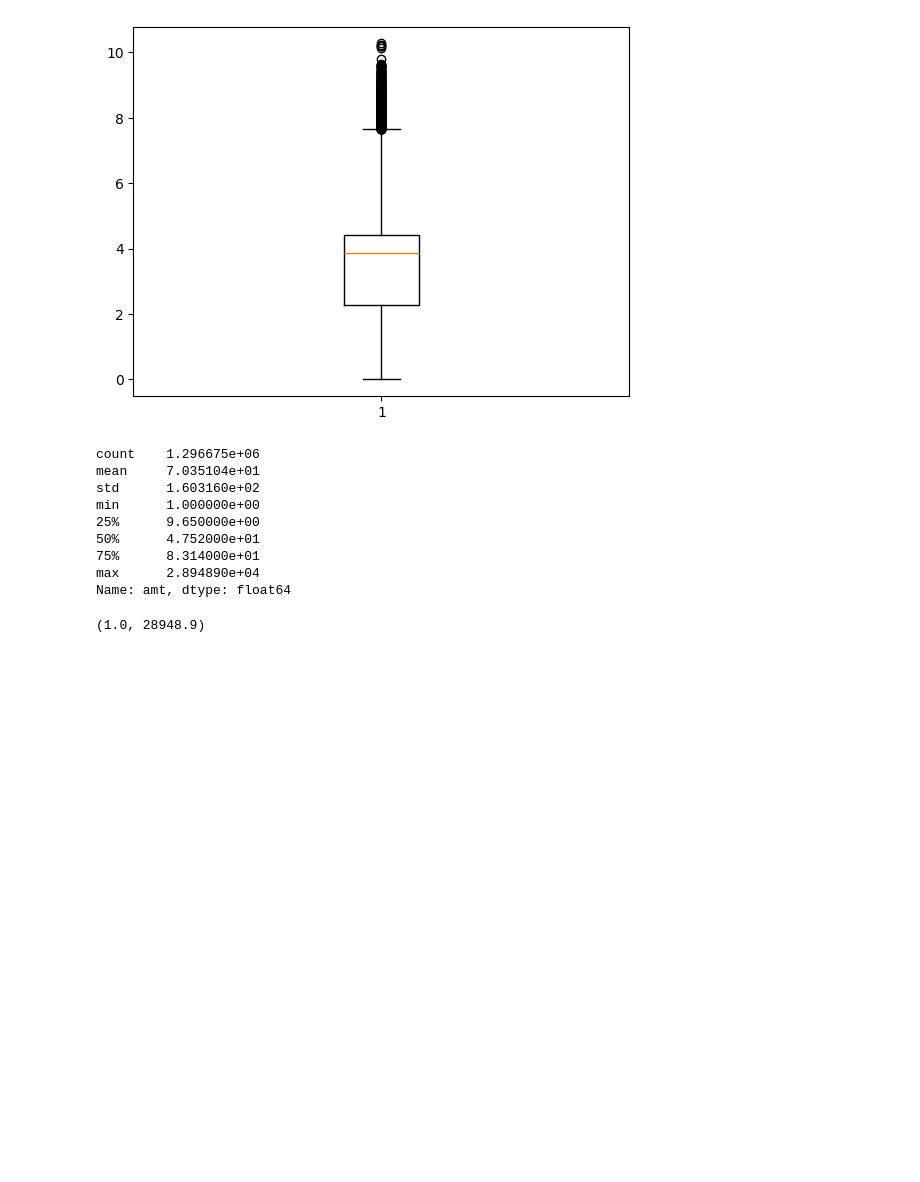
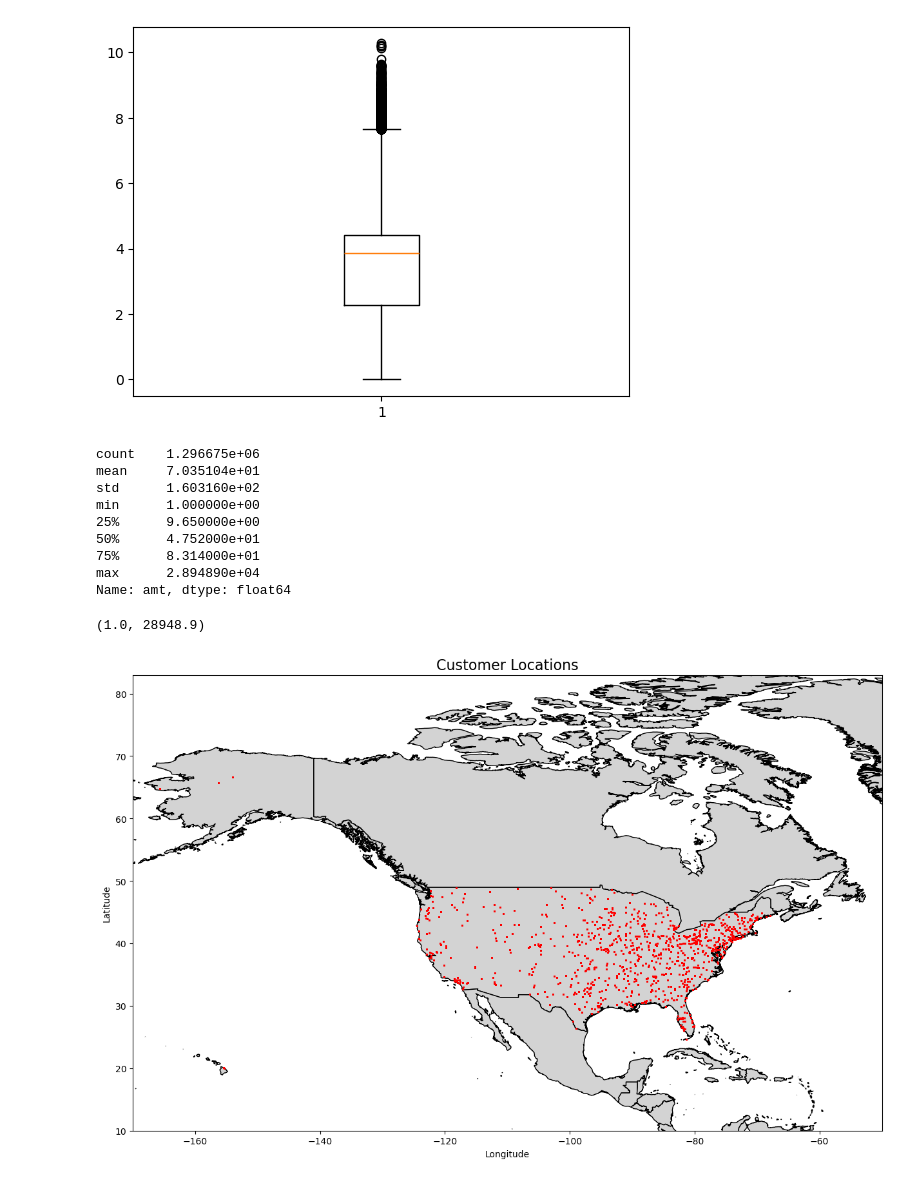
Before and after one commit to LMHan122/Machine_Learning_Analysis_of_Bank_Fraud, a Jupyter notebook: Data_Understanding.ipynb, the cells around one changed output. Drawn from its saved outputs; the diff is of its cells as text; code cells hidden in the pictures; blank space fills up the shorter version.

```diff
--- a/Data_Understanding.ipynb
+++ b/Data_Understanding.ipynb
@@ -372,15 +372,19 @@ Name: amt, dtype: float64
 (data.min(), data.max())
 # %% [output]
 (1.0, 28948.9)
+# %%
+map_file = r'C:\Users\eelil\OneDrive\Desktop\Capstone\Machine_Learning_Analysis_of_Bank_Fraud\map'
 # %%
 #trying to plot customers on a map
-url =
-
 gdf = gpd.GeoDataFrame(df, geometry=gpd.points_from_xy(df.long, df.lat))
-country = gpd.read_file(gpd.datasets.get_path('naturalearth_lowres'))
-ax = world.plot(color='lightgrey', edgecolor='black', figsize=(15,9))
+world = gpd.read_file(map_file)
+ax = world.plot(color='lightgrey', edgecolor='black', figsize=(15,20))
 plt.xlabel('Longitude')
 plt.ylabel('Latitude')
 gdf.plot(ax=ax, color='red', markersize=1)
-ax.set_title("Merchants Without ZIP Codes", fontsize=16)
+plt.xlim(-170, -50)
+plt.ylim(10, 83)
+ax.set_title("Customer Locations", fontsize=16)
 plt.show()
+# %% [output]
+[figure, added]
```
Also changed, not shown: parts of 11 cells of this notebook.
